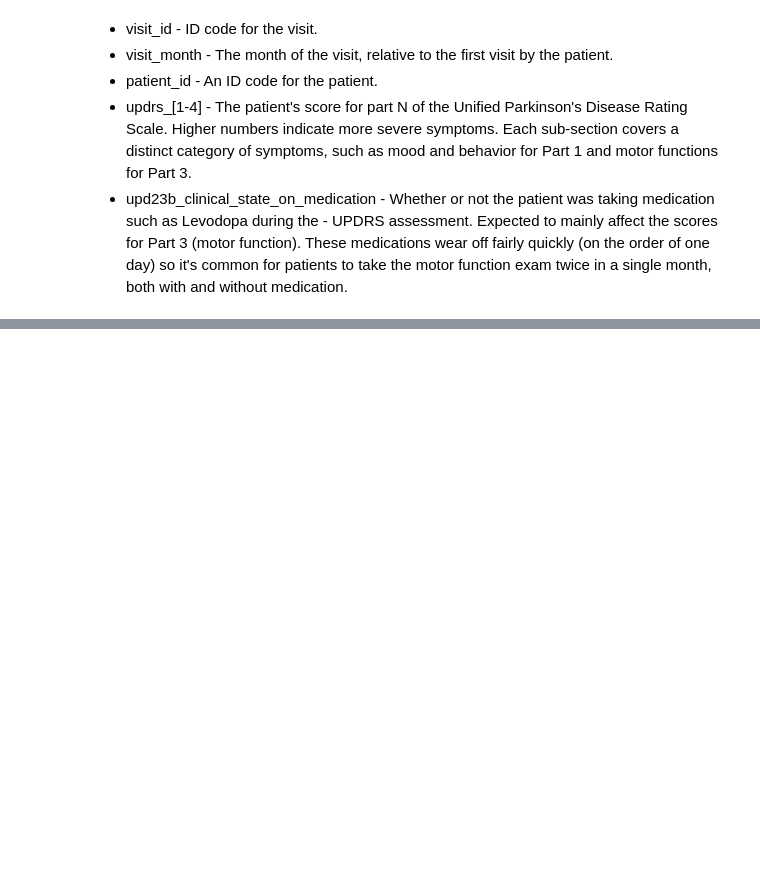
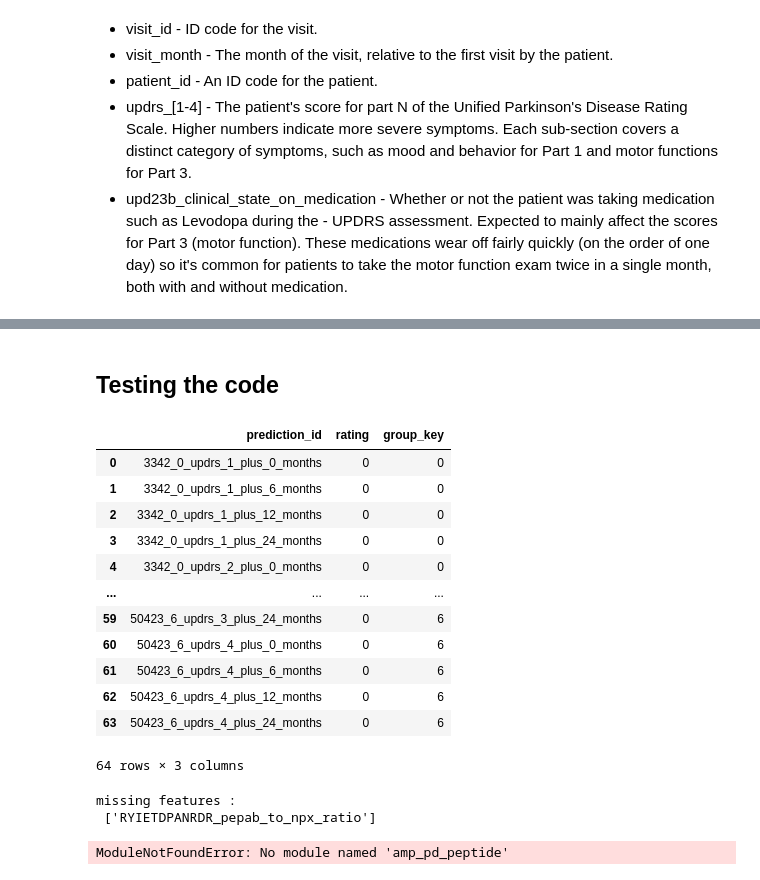
Before and after one commit to qts77nujab77es/parkinson, a Jupyter notebook: analysis.ipynb, the cells around one changed output, grey strips where cells are left out. Saved outputs shown, nothing was run; the diff lists cells and outputs as text; code cells hidden in the pictures; blank space fills up the shorter version.

```diff
--- a/analysis.ipynb
+++ b/analysis.ipynb
@@ -85,0 +371,24 @@ train_clinical.head(7)
+# %% [markdown]
+## Testing the code
+# %%
+# test data
+test_proteins = pd.read_csv(f'{path}example_test_files/test_proteins.csv')
+test_peptides = pd.read_csv(f'{path}example_test_files/test_peptides.csv')
+test = pd.read_csv(f'{path}example_test_files/test.csv')
+sample_submission = pd.read_csv(f'{path}example_test_files/sample_submission.csv')
+# %%
+sample_submission
+# %% [output]
+|  | prediction_id | rating | group_key |
+| 0 | 3342_0_updrs_1_plus_0_months | 0 | 0 |
+| 1 | 3342_0_updrs_1_plus_6_months | 0 | 0 |
+| 2 | 3342_0_updrs_1_plus_12_months | 0 | 0 |
+| 3 | 3342_0_updrs_1_plus_24_months | 0 | 0 |
+| 4 | 3342_0_updrs_2_plus_0_months | 0 | 0 |
+| ... | ... | ... | ... |
+| 59 | 50423_6_updrs_3_plus_24_months | 0 | 6 |
+| 60 | 50423_6_updrs_4_plus_0_months | 0 | 6 |
+| 61 | 50423_6_updrs_4_plus_6_months | 0 | 6 |
+| 62 | 50423_6_updrs_4_plus_12_months | 0 | 6 |
+| 63 | 50423_6_updrs_4_plus_24_months | 0 | 6 |
+64 rows × 3 columns
@@ -85,0 +471,16 @@ train_clinical.head(7)
+# %%
+temp  = get_predictions(test,test_peptides,test_proteins,sample_submission,lgb_models,sel_features)
+# %% [output]
+missing features :
+ ['RYIETDPANRDR_pepab_to_npx_ratio']
+# %%
+import sys
+sys.path.append('/data/amp_pd_peptide/')
+
+import amp_pd_peptide
+amp_pd_peptide.make_env.func_dict['__called__'] = False
+env = amp_pd_peptide.make_env()
+
+iter_test = env.iter_test()
+# %% [output]
+ModuleNotFoundError: No module named 'amp_pd_peptide'
```
Also changed, not shown: parts of 16 cells of this notebook.
